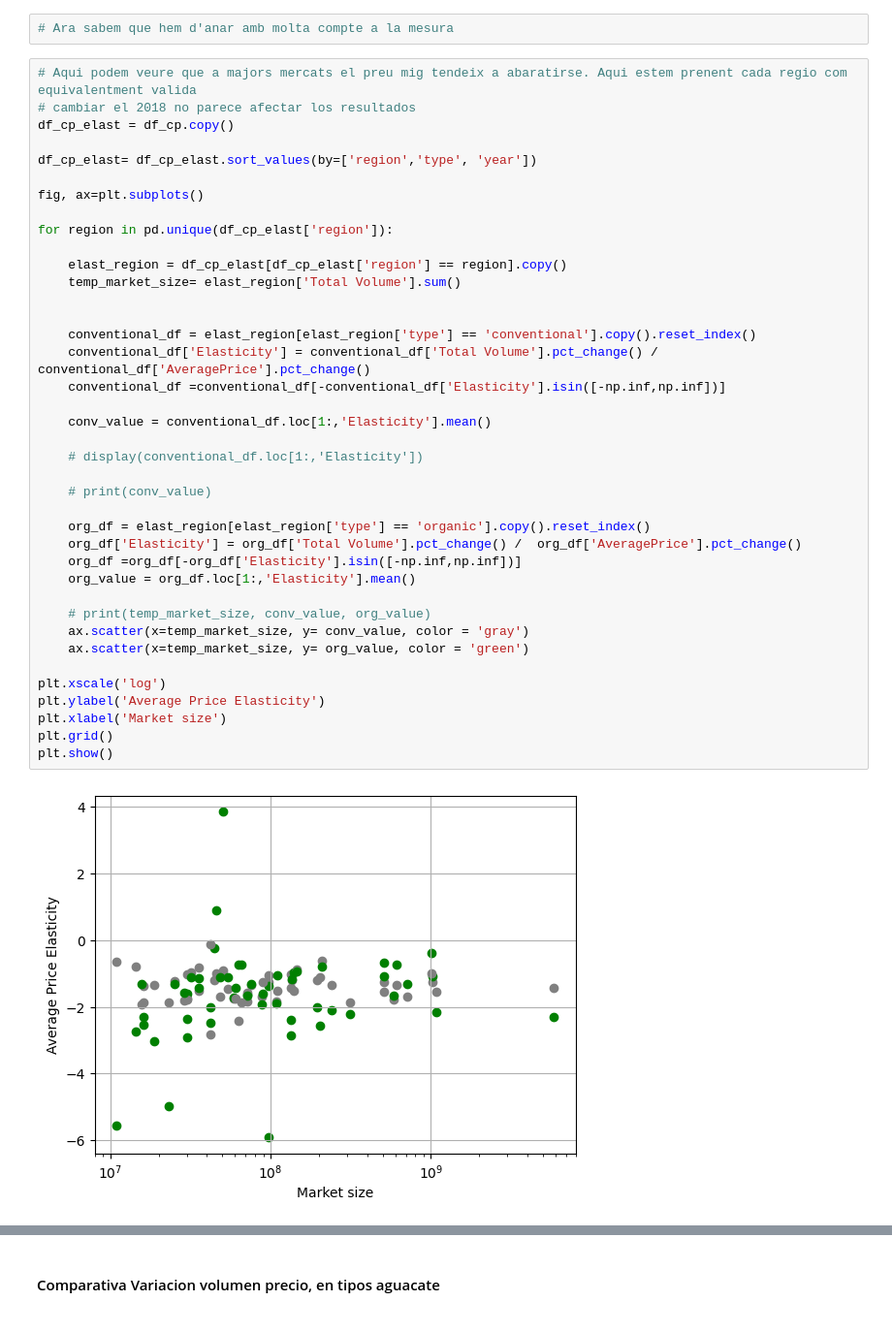
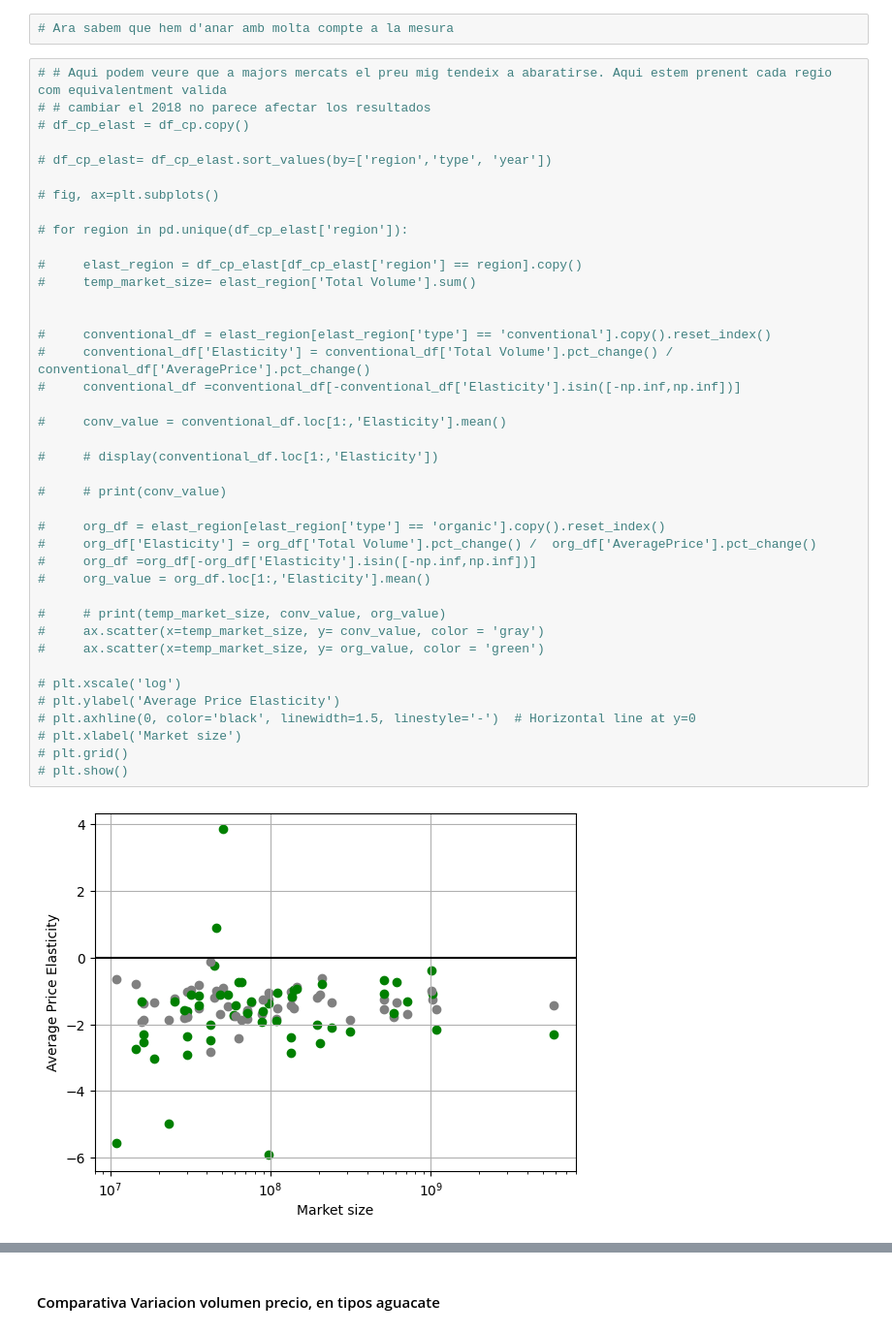
Before and after one commit to cpujol-dev/MiniProjectAavocado, a Jupyter notebook: 3.proyecto_team_apartados.ipynb, the cells around one changed output, grey strips where cells are left out. Shown at 97% size. Cells and saved outputs as stored; diff of their text form.

```diff
--- a/3.proyecto_team_apartados.ipynb
+++ b/3.proyecto_team_apartados.ipynb
@@ -567,44 +567,45 @@ plt.grid()
 # %%
 # Ara sabem que hem d'anar amb molta compte a la mesura
 # %%
-# Aqui podem veure que a majors mercats el preu mig tendeix a abaratirse. Aqui estem prenent cada regio com equivalentment valida
-# cambiar el 2018 no parece afectar los resultados
-df_cp_elast = df_cp.copy()
+# # Aqui podem veure que a majors mercats el preu mig tendeix a abaratirse. Aqui estem prenent cada regio com equivalentment valida
+# # cambiar el 2018 no parece afectar los resultados
+# df_cp_elast = df_cp.copy()
 
-df_cp_elast= df_cp_elast.sort_values(by=['region','type', 'year'])
+# df_cp_elast= df_cp_elast.sort_values(by=['region','type', 'year'])
 
-fig, ax=plt.subplots()
+# fig, ax=plt.subplots()
 
-for region in pd.unique(df_cp_elast['region']):
+# for region in pd.unique(df_cp_elast['region']):
 
-    elast_region = df_cp_elast[df_cp_elast['region'] == region].copy()
-    temp_market_size= elast_region['Total Volume'].sum()
+#     elast_region = df_cp_elast[df_cp_elast['region'] == region].copy()
+#     temp_market_size= elast_region['Total Volume'].sum()
 
 
-    conventional_df = elast_region[elast_region['type'] == 'conventional'].copy().reset_index()
-    conventional_df['Elasticity'] = conventional_df['Total Volume'].pct_change() /  conventional_df['AveragePrice'].pct_change()
-    conventional_df =conventional_df[-conventional_df['Elasticity'].isin([-np.inf,np.inf])]
+#     conventional_df = elast_region[elast_region['type'] == 'conventional'].copy().reset_index()
+#     conventional_df['Elasticity'] = conventional_df['Total Volume'].pct_change() /  conventional_df['AveragePrice'].pct_change()
+#     conventional_df =conventional_df[-conventional_df['Elasticity'].isin([-np.inf,np.inf])]
 
-    conv_value = conventional_df.loc[1:,'Elasticity'].mean()
+#     conv_value = conventional_df.loc[1:,'Elasticity'].mean()
 
-    # display(conventional_df.loc[1:,'Elasticity'])
+#     # display(conventional_df.loc[1:,'Elasticity'])
 
-    # print(conv_value)
+#     # print(conv_value)
 
-    org_df = elast_region[elast_region['type'] == 'organic'].copy().reset_index()
-    org_df['Elasticity'] = org_df['Total Volume'].pct_change() /  org_df['AveragePrice'].pct_change()
-    org_df =org_df[-org_df['Elasticity'].isin([-np.inf,np.inf])]
-    org_value = org_df.loc[1:,'Elasticity'].mean()
+#     org_df = elast_region[elast_region['type'] == 'organic'].copy().reset_index()
+#     org_df['Elasticity'] = org_df['Total Volume'].pct_change() /  org_df['AveragePrice'].pct_change()
+#     org_df =org_df[-org_df['Elasticity'].isin([-np.inf,np.inf])]
+#     org_value = org_df.loc[1:,'Elasticity'].mean()
 
-    # print(temp_market_size, conv_value, org_value)
-    ax.scatter(x=temp_market_size, y= conv_value, color = 'gray')
-    ax.scatter(x=temp_market_size, y= org_value, color = 'green')
+#     # print(temp_market_size, conv_value, org_value)
+#     ax.scatter(x=temp_market_size, y= conv_value, color = 'gray')
+#     ax.scatter(x=temp_market_size, y= org_value, color = 'green')
 
-plt.xscale('log')
-plt.ylabel('Average Price Elasticity')
-plt.xlabel('Market size')
-plt.grid()
-plt.show()
+# plt.xscale('log')
+# plt.ylabel('Average Price Elasticity')
+# plt.axhline(0, color='black', linewidth=1.5, linestyle='-')  # Horizontal line at y=0
+# plt.xlabel('Market size')
+# plt.grid()
+# plt.show()
 # %% [output]
-[figure, old version]
+[figure, new version]
 # %%
```
Also changed, not shown: parts of 12 cells of this notebook.
